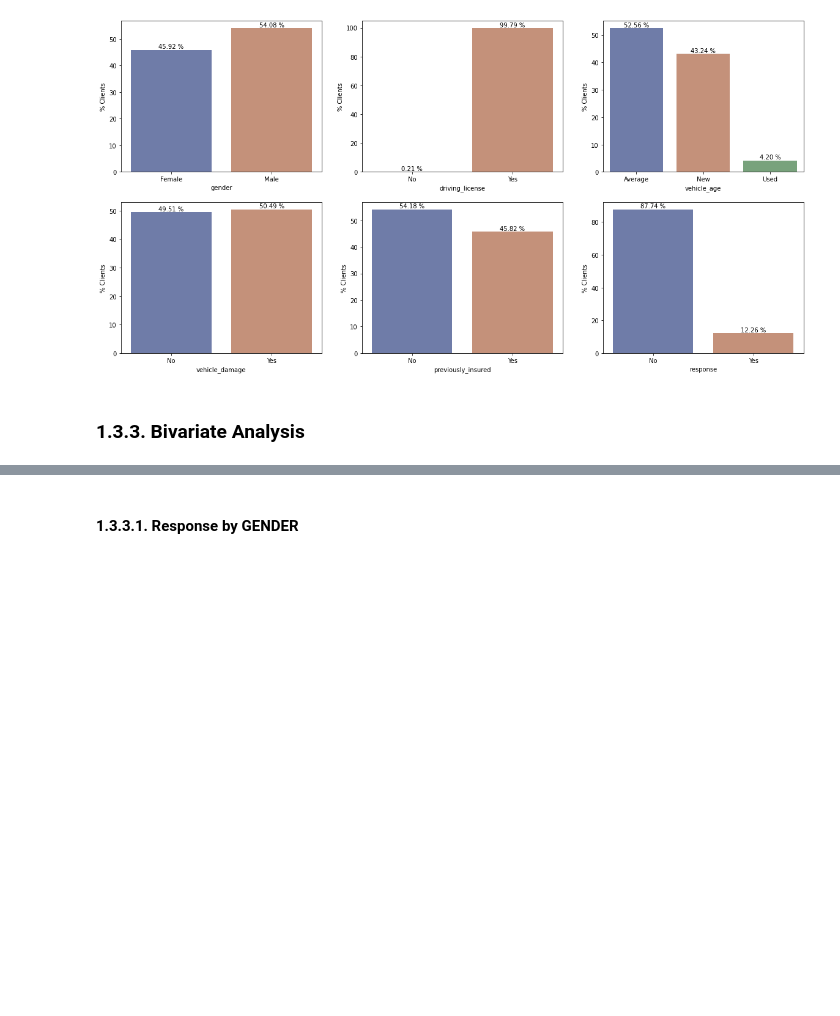
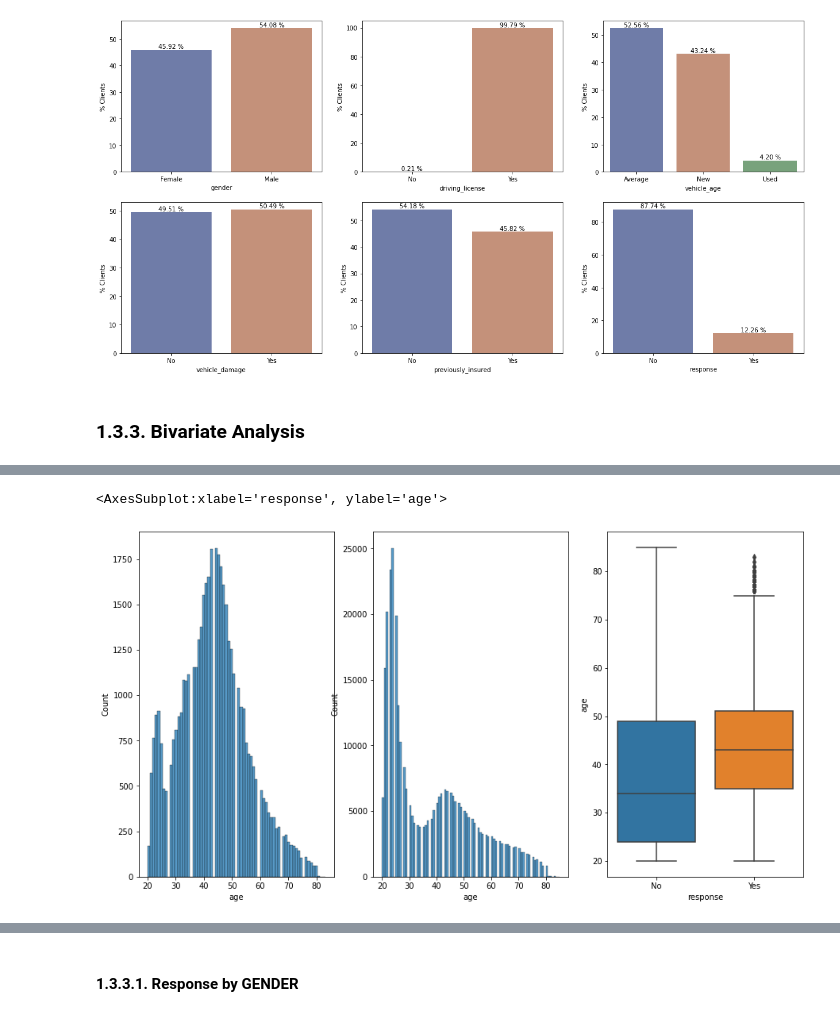
Before and after one commit to joaomj/health_insurance_cross_sell, a Jupyter notebook: health_insurance_cross-sell/notebooks/eda.ipynb, the cells around one changed output, grey strips where cells are left out. Drawn from its saved outputs; the diff is of its cells as text; code cells hidden in the pictures; blank space fills up the shorter version.

```diff
--- a/health_insurance_cross-sell/notebooks/eda.ipynb
+++ b/health_insurance_cross-sell/notebooks/eda.ipynb
@@ -367,0 +367,16 @@ for i in att_list:
+# %%
+plt.subplots(figsize = (15,8), nrows = 1, ncols = 3)
+
+plt.subplot(1,3,1)
+age_dist = df_eda.loc[df_eda['response'] == 'Yes', 'age']
+sns.histplot(age_dist)
+
+plt.subplot(1,3,2)
+age_dist = df_eda.loc[df_eda['response'] == 'No', 'age']
+sns.histplot(age_dist)
+
+plt.subplot(1,3,3)
+sns.boxplot(x='response', y='age', data=df_eda)
+# %% [output]
+<AxesSubplot:xlabel='response', ylabel='age'>
+[figure, added]
```
Also changed, not shown: parts of 12 cells of this notebook.
